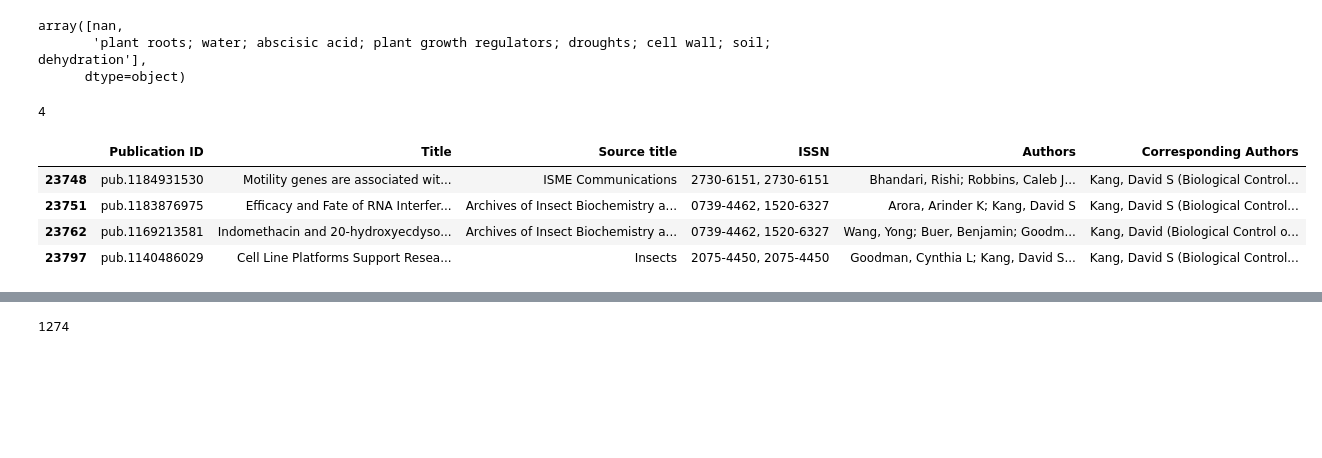
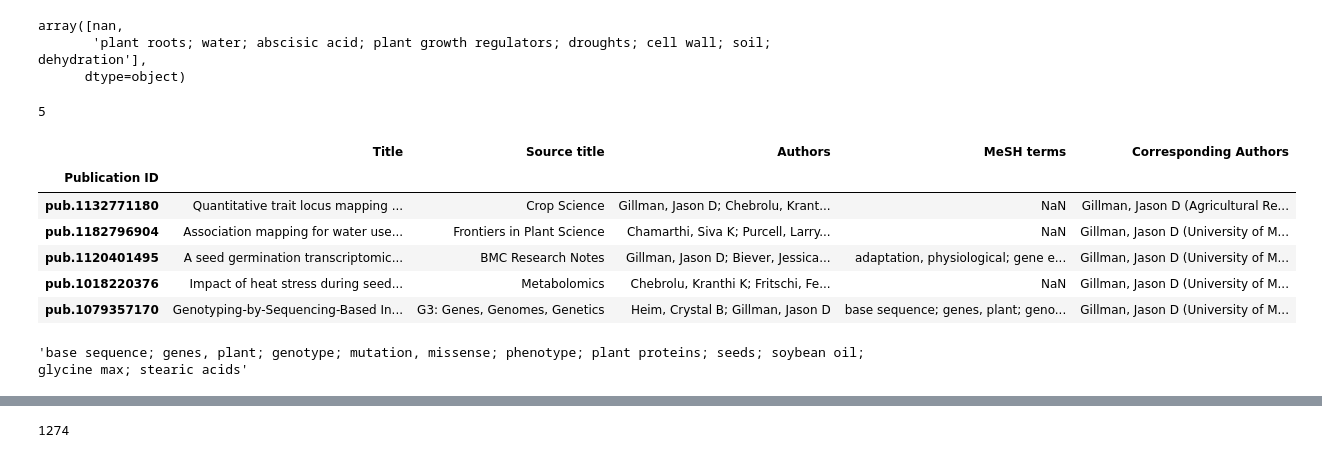
Before and after one commit to ejamezquita/ipg_network, a Jupyter notebook: jupyter/get_plant_group.ipynb, the cells around one changed output, grey strips where cells are left out. Saved outputs shown, nothing was run; the diff lists cells and outputs as text; code cells hidden in the pictures; blank space fills up the shorter version.

```diff
--- a/jupyter/get_plant_group.ipynb
+++ b/jupyter/get_plant_group.ipynb
@@ -278,0 +294,7 @@ After matching: 181
+# %%
+isplace = np.zeros(len(usda), dtype=bool)
+for i,idx in enumerate(usda.index):
+    isplace[i] = any([place in usda.loc[idx, 'Authors (Raw Affiliation)'].lower() for place in places])
+usda = usda.iloc[isplace]
+print('Only kept', len(usda), 'publications that are geographically associated to', places)
+#usda.head()
@@ -278,0 +325,10 @@ After matching: 181
+# %%
+reload(utils)
+usda_institutes = ['United States Department of Agriculture', 'Agricultural Research Service', 'Biological Control of Insects Research']
+usauthors, uspnum, idx = utils.corresponding_authors_from_institute(usdata, usda_institutes, exclude_list=institutes)
+print('Found', len(usauthors),'different corresponding authors in', len(idx), 'publications')
+
+usauthors, uspnum = utils.remove_long_corresponding(usauthors, uspnum)
+print('Reduced to', len(usauthors),'corresponding authors')
+fz = utils.fuzzy_matrix(usauthors)
+usda_pubs = utils.fuzzymatching_authors(usauthors, uspnum, fz, tol)
@@ -449,9 +413,10 @@ After matching: 585
 # %%
 iscorr = np.zeros(len(df), dtype=bool)
-for i in range(len(df)):
-    if not pd.isna(df.iloc[i]['Corresponding Authors']):
-        iscorr[i] = 'Sharp, Robert' in df.loc[i, 'Corresponding Authors']
-print(np.sum(iscorr))
-foo = df.loc[iscorr, ['Publication ID', 'Title', 'Source title', 'MeSH terms', 'Fields of Research (ANZSRC 2020)', 'Authors', 'Corresponding Authors']]
+for i,idx in enumerate(df.index):
+    iscorr[i] = any([place in df.loc[idx, 'Authors (Raw Affiliation)'].lower() for place in ['columbia', 'missouri']])
+print(np.sum(~iscorr))
+foo = df.iloc[~iscorr][['Title', 'Source title', 'MeSH terms', 'Fields of Research (ANZSRC 2020)', 'Authors', 'Corresponding Authors']]
+foo = foo.drop(df[df['Authors (Raw Affiliation)'] == '[see note]'].index)
+print(foo.shape)
 foo.head(20)
 # %% [output]
@@ -463,0 +439,8 @@ foo.head(20)
+# %%
+iscorr = np.zeros(len(df), dtype=bool)
+for i,idx in enumerate(df.index):
+    if not pd.isna(df.loc[idx, 'Corresponding Authors']):
+        iscorr[i] = 'Gillman, Jason' in df.loc[idx, 'Corresponding Authors']
+print(np.sum(iscorr))
+foo = df.loc[iscorr, ['Title', 'Source title', 'MeSH terms', 'Fields of Research (ANZSRC 2020)', 'Authors', 'Corresponding Authors']]
+foo.head(20)
@@ -476,15 +471,22 @@ array([nan,
       dtype=object)
 # %%
 iscorr = np.zeros(len(usda), dtype=bool)
-for i in range(len(usda)):
+for i, idx in enumerate(usda.index):
     if not pd.isna(usda.iloc[i]['Corresponding Authors']):
-        iscorr[i] = 'Kang, David' in usda.loc[i, 'Corresponding Authors']
+        iscorr[i] = 'Gillman, Jason' in usda.loc[idx, 'Corresponding Authors']
 print(np.sum(iscorr))
-usda.loc[iscorr, ['Publication ID', 'Title', 'Source title', 'ISSN', 'Authors', 'Corresponding Authors']]
+foo = usda.loc[iscorr, ['Title', 'Source title', 'Authors', 'MeSH terms', 'Corresponding Authors']]
+foo.head(20)
 # %% [output]
-4
+5
-|  | Publication ID | Title | Source title | ISSN | Authors | Corresponding Authors |
-| 23748 | pub.1184931530 | Motility genes are associated wit... | ISME Communications | 2730-6151, 2730-6151 | Bhandari, Rishi; Robbins, Caleb J... | Kang, David S (Biological Control... |
-| 23751 | pub.1183876975 | Efficacy and Fate of RNA Interfer... | Archives of Insect Biochemistry a... | 0739-4462, 1520-6327 | Arora, Arinder K; Kang, David S | Kang, David S (Biological Control... |
-| 23762 | pub.1169213581 | Indomethacin and 20‐hydroxyecdyso... | Archives of Insect Biochemistry a... | 0739-4462, 1520-6327 | Wang, Yong; Buer, Benjamin; Goodm... | Kang, David (Biological Control o... |
-| 23797 | pub.1140486029 | Cell Line Platforms Support Resea... | Insects | 2075-4450, 2075-4450 | Goodman, Cynthia L; Kang, David S... | Kang, David S (Biological Control... |
+|  | Title | Source title | Authors | MeSH terms | Corresponding Authors |
+| Publication ID |  |  |  |  |  |
+| pub.1132771180 | Quantitative trait locus mapping ... | Crop Science | Gillman, Jason D; Chebrolu, Krant... | NaN | Gillman, Jason D (Agricultural Re... |
+| pub.1182796904 | Association mapping for water use... | Frontiers in Plant Science | Chamarthi, Siva K; Purcell, Larry... | NaN | Gillman, Jason D (University of M... |
+| pub.1120401495 | A seed germination transcriptomic... | BMC Research Notes | Gillman, Jason D; Biever, Jessica... | adaptation, physiological; gene e... | Gillman, Jason D (University of M... |
+| pub.1018220376 | Impact of heat stress during seed... | Metabolomics | Chebrolu, Kranthi K; Fritschi, Fe... | NaN | Gillman, Jason D (University of M... |
+| pub.1079357170 | Genotyping-by-Sequencing-Based In... | G3: Genes, Genomes, Genetics | Heim, Crystal B; Gillman, Jason D | base sequence; genes, plant; geno... | Gillman, Jason D (University of M... |
+# %%
+foo.loc['pub.1079357170', 'MeSH terms']
+# %% [output]
+'base sequence; genes, plant; genotype; mutation, missense; phenotype; plant proteins; seeds; soybean oil; glycine max; stearic acids'
```
Also changed, not shown: parts of 45 cells of this notebook, 4 other files.
